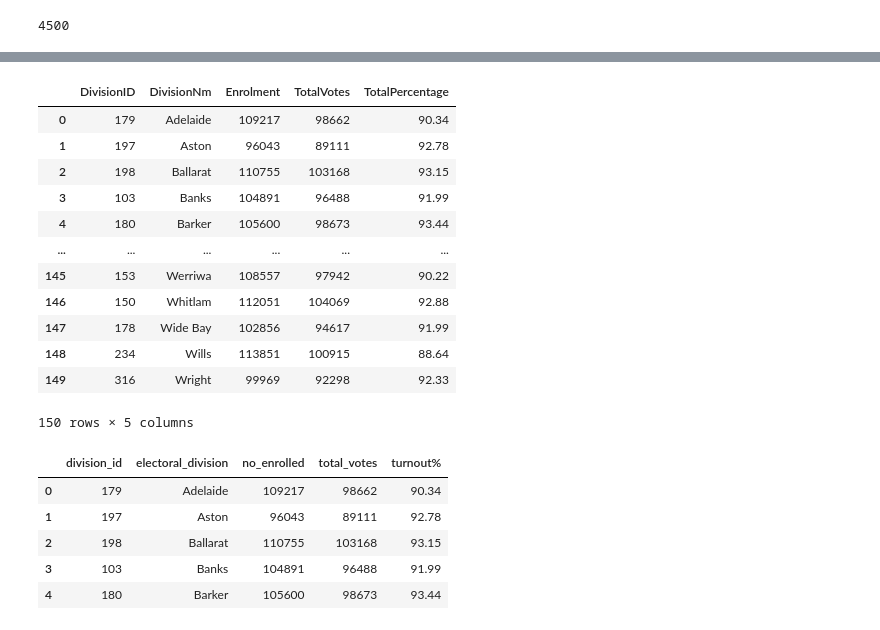
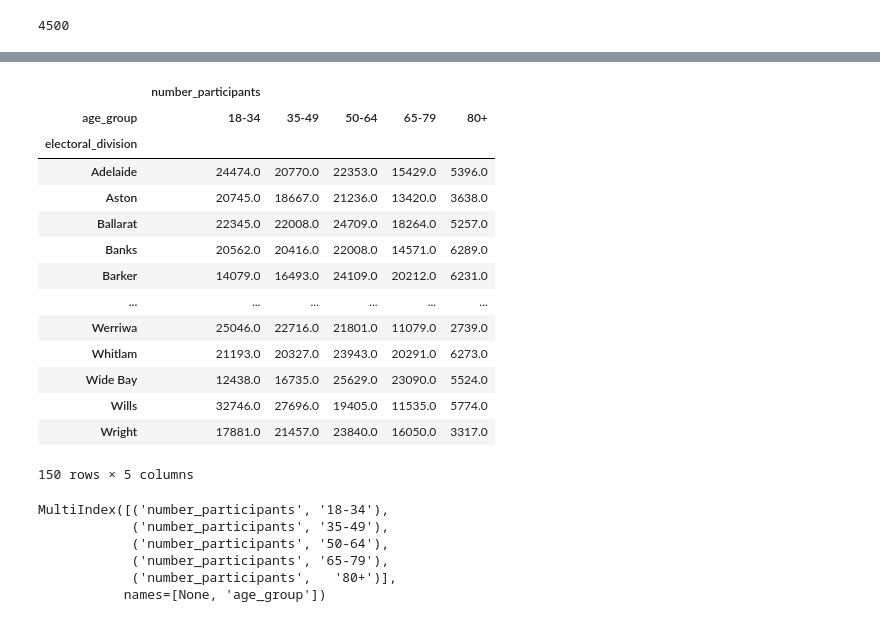
Before and after one commit to annewieggers/ETL-project, a Jupyter notebook: 07-extracting_transforming_marriage_postal_survey_by_age.ipynb, the cells around one changed output, grey strips where cells are left out. Saved outputs shown, nothing was run; the diff lists cells and outputs as text; code cells hidden in the pictures.

```diff
--- a/07-extracting_transforming_marriage_postal_survey_by_age.ipynb
+++ b/07-extracting_transforming_marriage_postal_survey_by_age.ipynb
@@ -143,0 +116,4 @@ Name: age_upper, Length: 112500, dtype: int64
+# %%
+# applying aggregate to groupby - sum of participants by new age groups
+participants = grouped_df["participant"].sum()
+participants
@@ -143,0 +134,6 @@ Name: age_upper, Length: 112500, dtype: int64
+# %%
+# creating a pandas dataframe with aggregated eligible data as a column
+participants_age = pd.DataFrame({
+    "number_participants" : participants
+})
+participants_age
@@ -143,0 +155,4 @@ Name: age_upper, Length: 112500, dtype: int64
+# %%
+# making age_group a column
+participants_age = participants_age.reset_index(level=['age_group'])
+participants_age
@@ -143,0 +174,4 @@ Name: age_upper, Length: 112500, dtype: int64
+# %%
+# making age_group a column
+participants_age = participants_age.reset_index(level=['electoral_division'])
+participants_age
@@ -143,0 +192,28 @@ Name: age_upper, Length: 112500, dtype: int64
+# %%
+participants_age = participants_age.set_index(["age_group", "electoral_division"]).unstack(level=0)
+participants_age
+# %% [output]
+|  | number_participants |  |  |  |  |
+| age_group | 18-34 | 35-49 | 50-64 | 65-79 | 80+ |
+| electoral_division |  |  |  |  |  |
+| Adelaide | 24474.0 | 20770.0 | 22353.0 | 15429.0 | 5396.0 |
+| Aston | 20745.0 | 18667.0 | 21236.0 | 13420.0 | 3638.0 |
+| Ballarat | 22345.0 | 22008.0 | 24709.0 | 18264.0 | 5257.0 |
+| Banks | 20562.0 | 20416.0 | 22008.0 | 14571.0 | 6289.0 |
+| Barker | 14079.0 | 16493.0 | 24109.0 | 20212.0 | 6231.0 |
+| ... | ... | ... | ... | ... | ... |
+| Werriwa | 25046.0 | 22716.0 | 21801.0 | 11079.0 | 2739.0 |
+| Whitlam | 21193.0 | 20327.0 | 23943.0 | 20291.0 | 6273.0 |
+| Wide Bay | 12438.0 | 16735.0 | 25629.0 | 23090.0 | 5524.0 |
+| Wills | 32746.0 | 27696.0 | 19405.0 | 11535.0 | 5774.0 |
+| Wright | 17881.0 | 21457.0 | 23840.0 | 16050.0 | 3317.0 |
+150 rows × 5 columns
+# %%
+participants_age.columns
+# %% [output]
+MultiIndex([('number_participants', '18-34'),
+            ('number_participants', '35-49'),
+            ('number_participants', '50-64'),
+            ('number_participants', '65-79'),
+            ('number_participants',   '80+')],
+           names=[None, 'age_group'])
@@ -144,32 +224,11 @@ Name: age_upper, Length: 112500, dtype: int64
 # %%
 # columns we want to keep
-columns = ['DivisionID','DivisionNm', 'Enrolment', 'TotalVotes', 'TotalPercentage']
-turnout_df = df[columns]
-turnout_df
+# columns = ['DivisionID','DivisionNm', 'Enrolment', 'TotalVotes', 'TotalPercentage']
+# turnout_df = df[columns]
+# turnout_df
-# %% [output]
-|  | DivisionID | DivisionNm | Enrolment | TotalVotes | TotalPercentage |
-| 0 | 179 | Adelaide | 109217 | 98662 | 90.34 |
-| 1 | 197 | Aston | 96043 | 89111 | 92.78 |
-| 2 | 198 | Ballarat | 110755 | 103168 | 93.15 |
-| 3 | 103 | Banks | 104891 | 96488 | 91.99 |
-| 4 | 180 | Barker | 105600 | 98673 | 93.44 |
-| ... | ... | ... | ... | ... | ... |
-| 145 | 153 | Werriwa | 108557 | 97942 | 90.22 |
-| 146 | 150 | Whitlam | 112051 | 104069 | 92.88 |
-| 147 | 178 | Wide Bay | 102856 | 94617 | 91.99 |
-| 148 | 234 | Wills | 113851 | 100915 | 88.64 |
-| 149 | 316 | Wright | 99969 | 92298 | 92.33 |
-150 rows × 5 columns
 # %%
 # renaming columns
-turnout_df.columns = ['division_id', 'electoral_division', 'no_enrolled', 'total_votes', 'turnout%']
-turnout_df.head()
+#turnout_df.columns = ['division_id', 'electoral_division', 'no_enrolled', 'total_votes', 'turnout%']
+#turnout_df.head()
-# %% [output]
-|  | division_id | electoral_division | no_enrolled | total_votes | turnout% |
-| 0 | 179 | Adelaide | 109217 | 98662 | 90.34 |
-| 1 | 197 | Aston | 96043 | 89111 | 92.78 |
-| 2 | 198 | Ballarat | 110755 | 103168 | 93.15 |
-| 3 | 103 | Banks | 104891 | 96488 | 91.99 |
-| 4 | 180 | Barker | 105600 | 98673 | 93.44 |
 # %%
 # set the division_id as index
```
Also changed, not shown: parts of 21 cells of this notebook, 1 other file.
